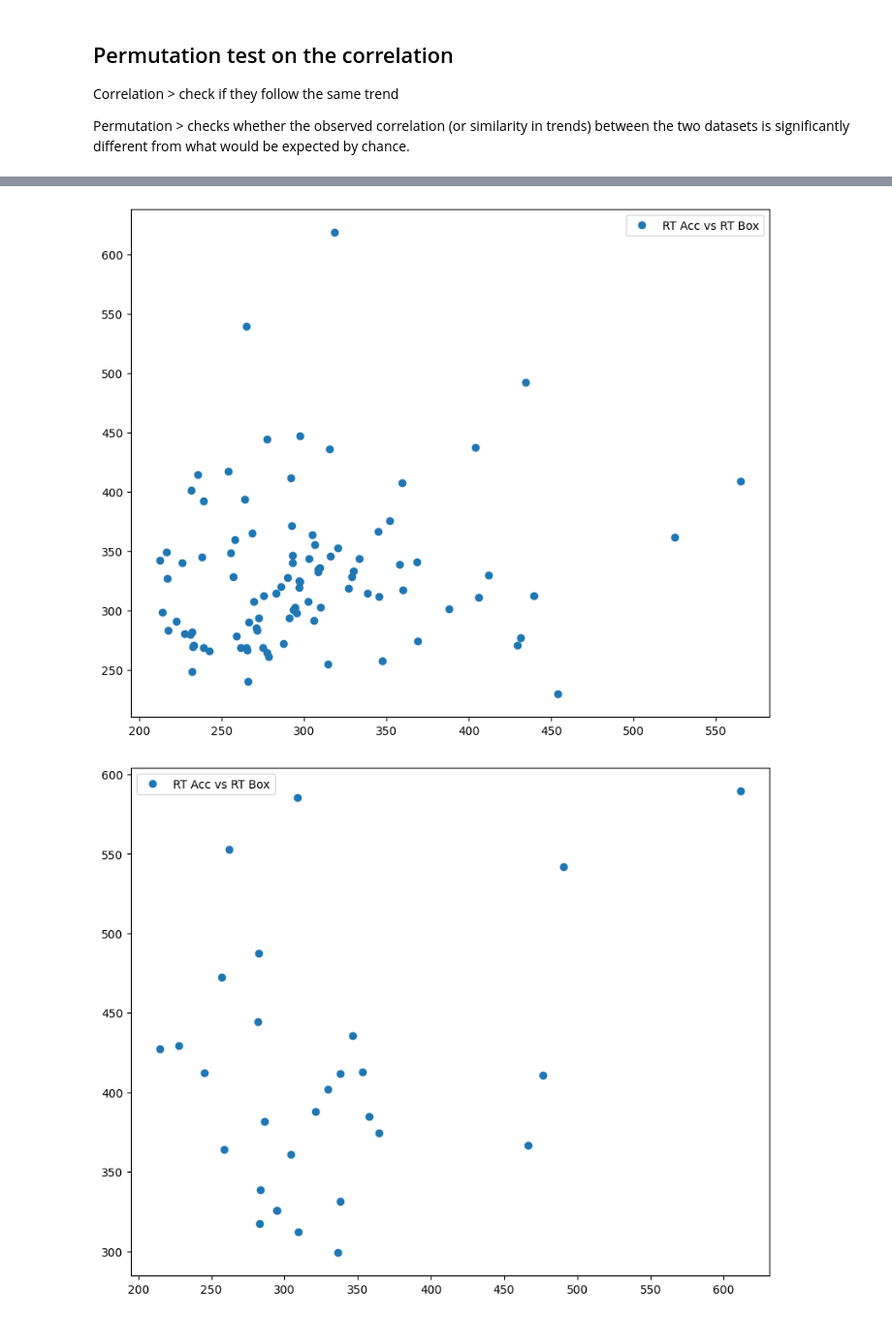
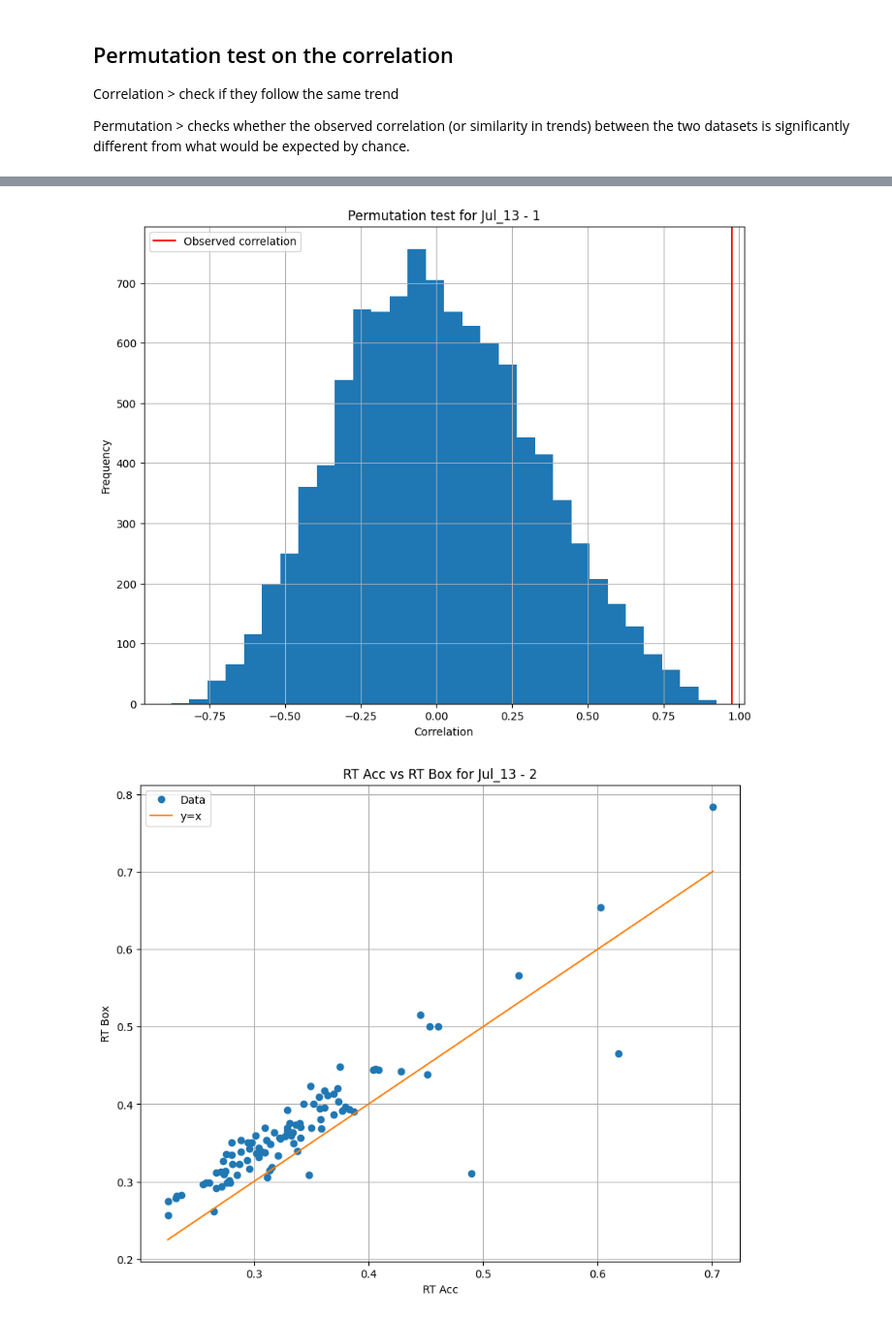
Before and after one commit to SimpingOjou/ConflictAnalysis, a Jupyter notebook: BatchStatistics.ipynb, the cells around one changed output, grey strips where cells are left out. Shown at 97% size. Cells and saved outputs as stored; diff of their text form; code cells hidden in the pictures.

Commit message:
Fixed correlation. Need to fix permutation

```diff
--- a/BatchStatistics.ipynb
+++ b/BatchStatistics.ipynb
@@ -36,8 +36,7 @@ for file in mat_files:
     data = loadmat(os.path.join(data_dir, file))
 
     dataset[code][run] = data
-
-    dataset[code][run]['test_type'] = dataset[code][run]['test_type'][dataset[code][run]['test_type'] != 0]
+    dataset[code][run]['test_type'] = np.array([[el if el != 0 else -1 for el in dataset[code][run]['test_type'][0]]])
 
 print(dataset.keys())
 print(next(iter(dataset.values())).keys())
@@ -170,6 +169,7 @@ for code in box_dataset:
         box_dataset[code][run]['rt_acc'] = box_dataset[code][run]['presstime']
         box_dataset[code][run]['acc_test_type'] = box_dataset[code][run]['acc_test_type'][box_dataset[code][run]['rt_acc'] != 99]
         box_dataset[code][run]['rt_acc'] = box_dataset[code][run]['rt_acc'][box_dataset[code][run]['rt_acc'] != 99] * 1000
+        box_dataset[code][run]['all_rt_box'] = [el if el != 99 else -1 for el in box_dataset[code][run]['presstime'].flatten()]
 # %% [output]
 dict_keys(['__header__', '__version__', '__globals__', 'triallist', 'stimonset', 'presstime', 'expName', 'pressname', 'date', 'stimname', 'logno', 'accuracy'])
 -------------------
@@ -262,7 +262,7 @@ Subject: Jul_13
 
 for subject in ftc.common_subjects:
     print(f"Subject {subject}")
-    for test_type in ftc.feature_2.overall_features_by_type:
+    for test_type in ftc.test_types:
         line_1 = ftc.feature_1.subject_features_by_type[subject][test_type]['rt_acc']
         line_2 = ftc.feature_2.subject_features_by_type[subject][test_type]['rt_acc']
 
@@ -288,7 +288,7 @@ for subject in ftc.common_subjects:
     print(f"Subject {subject}")
     for run in ftc.common_runs[subject]:
         print(f"\tRun {run}")
-        for test_type in ftc.feature_2.overall_features_by_type:
+        for test_type in ftc.test_types:
             line_1 = ftc.feature_1.single_run_features_by_type[subject][run][test_type]['rt_acc']
             line_2 = ftc.feature_2.single_run_features_by_type[subject][run][test_type]['rt_acc']
 
@@ -332,7 +332,7 @@ n_permutations = 10000#math.comb(len(rt_acc) + len(rt_box), len(rt_acc))
 
 for subject in ftc.common_subjects:
     print(f"Subject {subject}")
-    for test_type in ftc.feature_2.overall_features_by_type:
+    for test_type in ftc.test_types:
         rt_acc = ftc.feature_1.subject_features_by_type[subject][test_type]['rt_acc']
         rt_box = ftc.feature_2.subject_features_by_type[subject][test_type]['rt_acc']
 
@@ -380,37 +380,32 @@ Correlation > check if they follow the same trend
 
 Permutation > checks whether the observed correlation (or similarity in trends) between the two datasets is significantly different from what would be expected by chance.
 # %%
+n_permutations = 10000  # Number of permutations
+# TODO: Something is wrong with permutations
+
 for subject in ftc.common_subjects:
     print(f"Subject {subject}")
-    for test_type in ftc.feature_2.overall_features_by_type:
-        rt_acc = ftc.feature_1.subject_features_by_type[subject][test_type]['rt_acc']
-        rt_box = ftc.feature_2.subject_features_by_type[subject][test_type]['rt_acc']
+    for test_type in ftc.test_types:
+        rt_acc = ftc.feature_1.subject_features_by_type[subject]['all_rt_acc']
+        rt_box = ftc.feature_2.subject_features_by_type[subject]['all_rt_acc']
+        test_types = ftc.feature_1.subject_features_by_type[subject]['test_type']
 
-        # Remove NaN values to handle missing data
-        rt_acc = np.array(rt_acc)
-        rt_box = np.array(rt_box)
-        rt_acc = rt_acc[~np.isnan(rt_acc)]
-        rt_box = rt_box[~np.isnan(rt_box)]
+        # Substitute -1 with NaN
+        rt_acc = [el if el != -1 else np.nan for el in rt_acc]
+        rt_box = [el if el != -1 else np.nan for el in rt_box]
 
-        rt_box_truncated = rt_box
-        rt_acc_truncated = rt_acc
-
-        # Ensure both arrays have the same length
-        min_length = min(len(rt_acc_truncated), len(rt_box_truncated))
-        rt_acc_truncated = rt_acc_truncated[:min_length]
-        rt_box_truncated = rt_box_truncated[:min_length]
-
-        plt.figure()
-        plt.plot(rt_acc_truncated, rt_box_truncated, 'o',label='RT Acc vs RT Box')
-        plt.legend()
+        # Remove NaN values to handle missing data keeping it paired
+        filtered_data = [(acc, box, tt) for (acc, box, tt) in zip(rt_acc, rt_box, test_types) if not np.isnan(acc) and not np.isnan(box) and tt == test_type]
+        # if not filtered_data:
+        #     continue
+        rt_acc, rt_box, test_types = zip(*filtered_data) # * unpacking operator
 
         # Compute the observed correlation
-        observed_correlation = np.corrcoef(rt_acc_truncated, rt_box_truncated)[0, 1]
+        observed_correlation = np.corrcoef(rt_acc, rt_box)[0, 1]
 
         # Combine datasets and prepare for permutation
-        combined_data = np.concatenate([rt_acc_truncated, rt_box_truncated])
-        n_rt_acc = len(rt_acc_truncated)
-        n_permutations = 10000  # Number of permutations
+        combined_data = np.concatenate([rt_acc, rt_box])
+        n_rt_acc = len(rt_acc)
 
         # Perform permutations
         permuted_correlations = []
@@ -424,8 +419,31 @@ for subject in ftc.common_subjects:
         p_value = np.mean(np.abs(permuted_correlations) >= np.abs(observed_correlation))
 
         if p_value < 0.05:
-            print(f"\tTest type {test_type}: Observed correlation: {observed_correlation:.3f}. P-value: {p_value::.3f}. The trends are significantly different. ")
+            print(f"\tTest type {test_type}: Observed correlation: {observed_correlation:.3f}. P-value: {p_value:.3f}. The trends are significantly different. ")
         else:
             print(f"\tTest type {test_type}: Observed correlation: {observed_correlation:.3f}. P-value: {p_value:.3f}. The trends are not significantly different.")
+
+        plt.figure()
+        plt.plot(rt_acc, rt_box, 'o', label='Data')
+        plt.plot([min(rt_acc), max(rt_acc)], [min(rt_acc), max(rt_acc)], label='y=x')
+        plt.title(f"RT Acc vs RT Box for {subject} - {test_type}")
+        plt.xlabel('RT Acc')
+        plt.ylabel('RT Box')
+        plt.grid()
+        plt.legend()
+
+        plt.figure()
+        plt.plot(rt_acc, label='RT Acc')
+        plt.plot(rt_box, label='RT Box')
+        plt.grid()
+
+        plt.figure()
+        plt.hist(permuted_correlations, bins=30)
+        plt.axvline(observed_correlation, color='red', label='Observed correlation')
+        plt.title(f"Permutation test for {subject} - {test_type}")
+        plt.xlabel('Correlation')
+        plt.ylabel('Frequency')
+        plt.legend()
+        plt.grid()
 # %% [output]
 Subject Jul_13
@@ -438,2 +456,2 @@ Subject Jul_13
-[figure, old version]
+[figure, new version]
-[figure, old version]
+[figure, new version]
```
Also changed, not shown: parts of 4 cells of this notebook, 1 other file.
